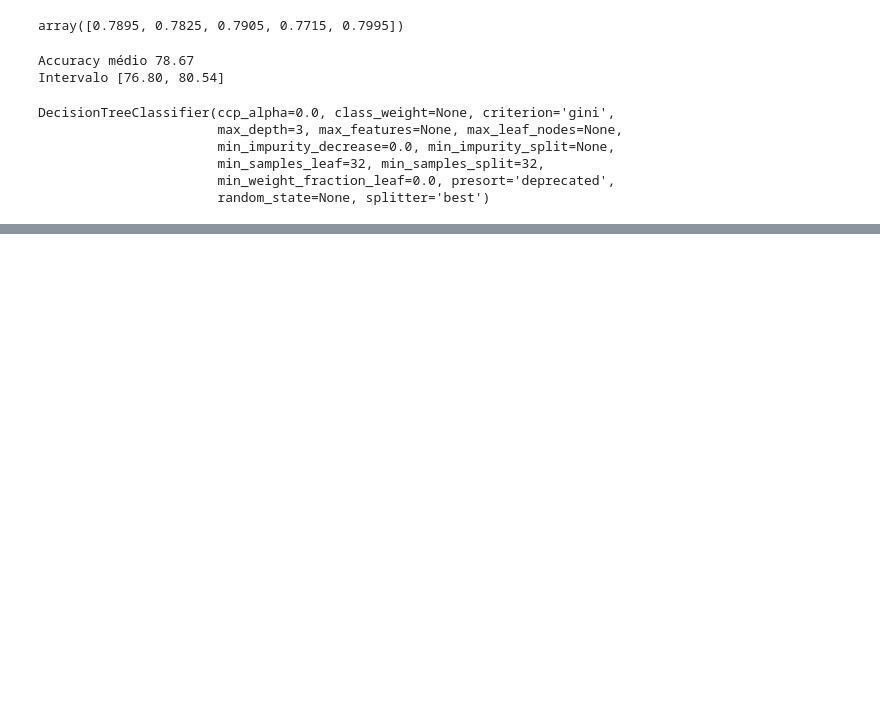
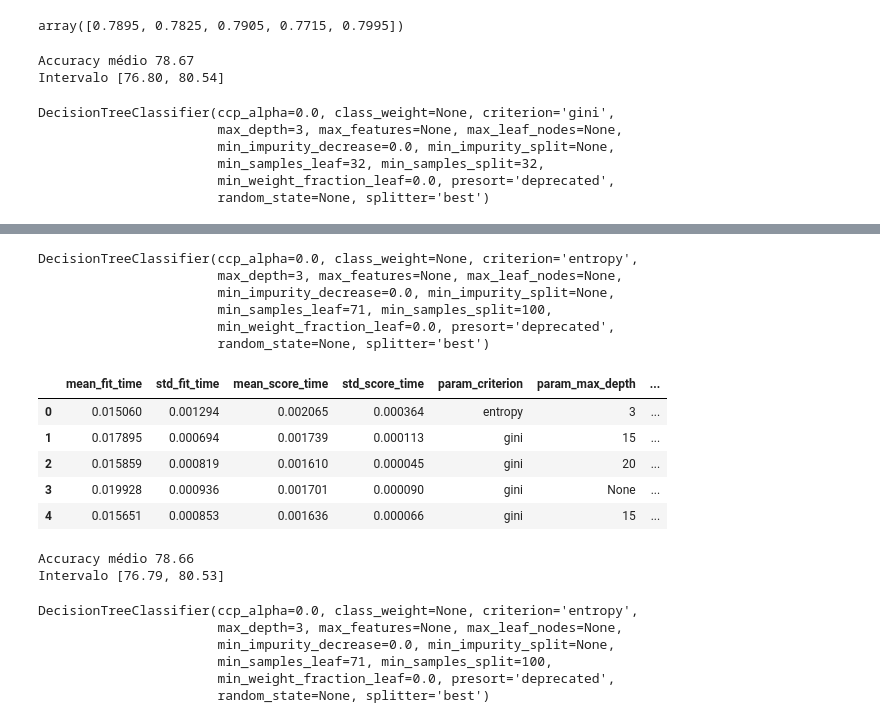
Before and after one commit to Frinhani/LearningMachineLearning, a Jupyter notebook: Introdução_a_Machine_Learning_Otimização.ipynb, the cells around one changed output, grey strips where cells are left out. Cells and saved outputs as stored; diff of their text form; code cells hidden in the pictures; blank space fills up the shorter version.

```diff
--- a/Introdução_a_Machine_Learning_Otimização.ipynb
+++ b/Introdução_a_Machine_Learning_Otimização.ipynb
@@ -677,0 +704,22 @@ graph
+# %%
+from sklearn.model_selection import RandomizedSearchCV
+
+SEED = 301
+np.random.seed(SEED)
+
+espaco_de_parametros = {
+    'max_depth' : [3, 5],
+    'min_samples_split' : [32, 64, 128],
+    'min_samples_leaf' : [32, 64, 128],
+    'criterion' : ['gini', 'entropy']
+}
+
+busca = RandomizedSearchCV(DecisionTreeClassifier(),
+                     espaco_de_parametros,
+                     cv = KFold(n_splits=5, shuffle=True),
+                     random_state = SEED,
+                     n_iter = 16)
+busca.fit(x_azar, y_azar)
+resultados = pd.DataFrame(busca.cv_results_)
+
+resultados.head()
@@ -677,0 +855,55 @@ graph
+# %%
+melhor = busca.best_estimator_
+melhor
+# %% [output]
+DecisionTreeClassifier(ccp_alpha=0.0, class_weight=None, criterion='entropy',
+                       max_depth=3, max_features=None, max_leaf_nodes=None,
+                       min_impurity_decrease=0.0, min_impurity_split=None,
+                       min_samples_leaf=71, min_samples_split=100,
+                       min_weight_fraction_leaf=0.0, presort='deprecated',
+                       random_state=None, splitter='best')
+# %%
+SEED=301
+np.random.seed(SEED)
+
+espaco_de_parametros = {
+    "max_depth" : [3, 5, 10, 15, 20, 30, None],
+    "min_samples_split" : randint(32, 128),
+    "min_samples_leaf" : randint(32, 128),
+    "criterion" : ["gini", "entropy"]
+
+}
+
+busca = RandomizedSearchCV(DecisionTreeClassifier(),
+                    espaco_de_parametros,
+                    n_iter = 64,
+                    cv = KFold(n_splits = 5, shuffle=True),
+                          random_state = SEED)
+
+
+busca.fit(x_azar, y_azar)
+resultados = pd.DataFrame(busca.cv_results_)
+resultados.head()
+# %% [output]
+|  | mean_fit_time | std_fit_time | mean_score_time | std_score_time | param_criterion | param_max_depth | ... |
+| 0 | 0.015060 | 0.001294 | 0.002065 | 0.000364 | entropy | 3 | ... |
+| 1 | 0.017895 | 0.000694 | 0.001739 | 0.000113 | gini | 15 | ... |
+| 2 | 0.015859 | 0.000819 | 0.001610 | 0.000045 | gini | 20 | ... |
+| 3 | 0.019928 | 0.000936 | 0.001701 | 0.000090 | gini | None | ... |
+| 4 | 0.015651 | 0.000853 | 0.001636 | 0.000066 | gini | 15 | ... |
+# %%
+scores = cross_val_score(busca, x_azar, y_azar, cv = KFold(n_splits=5, shuffle=True))
+imprime_resultados(scores)
+# %% [output]
+Accuracy médio 78.66
+Intervalo [76.79, 80.53]
+# %%
+melhor = busca.best_estimator_
+melhor
+# %% [output]
+DecisionTreeClassifier(ccp_alpha=0.0, class_weight=None, criterion='entropy',
+                       max_depth=3, max_features=None, max_leaf_nodes=None,
+                       min_impurity_decrease=0.0, min_impurity_split=None,
+                       min_samples_leaf=71, min_samples_split=100,
+                       min_weight_fraction_leaf=0.0, presort='deprecated',
+                       random_state=None, splitter='best')
```
Also changed, not shown: parts of 30 cells of this notebook.
